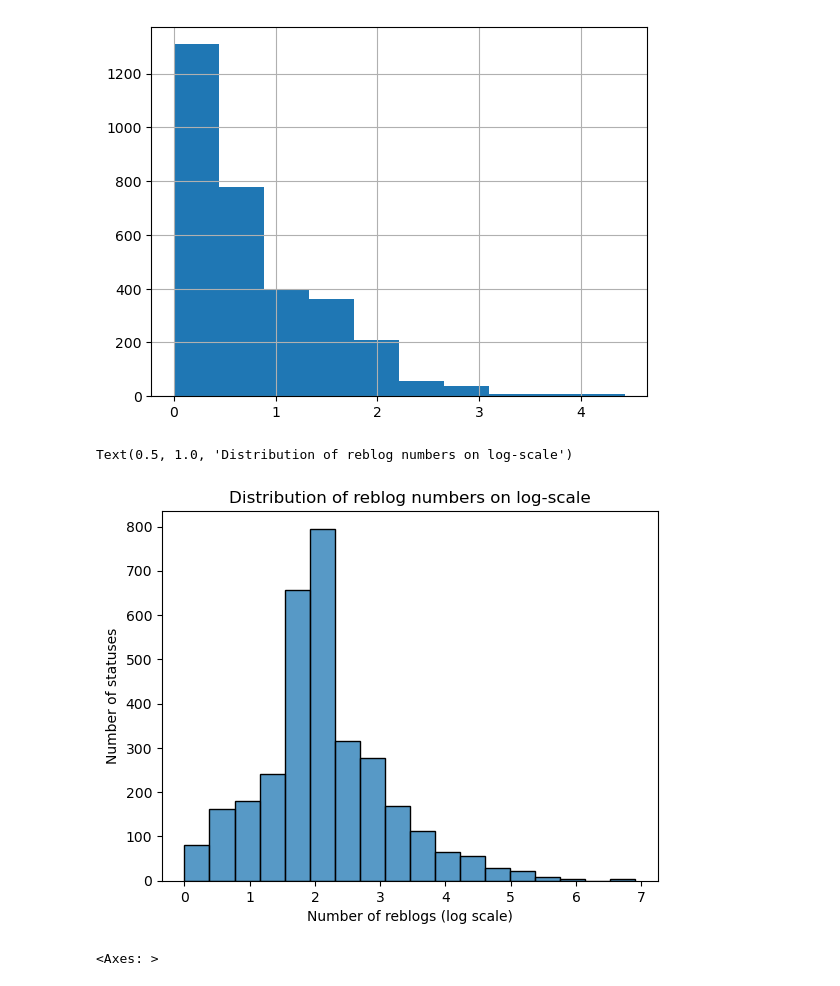
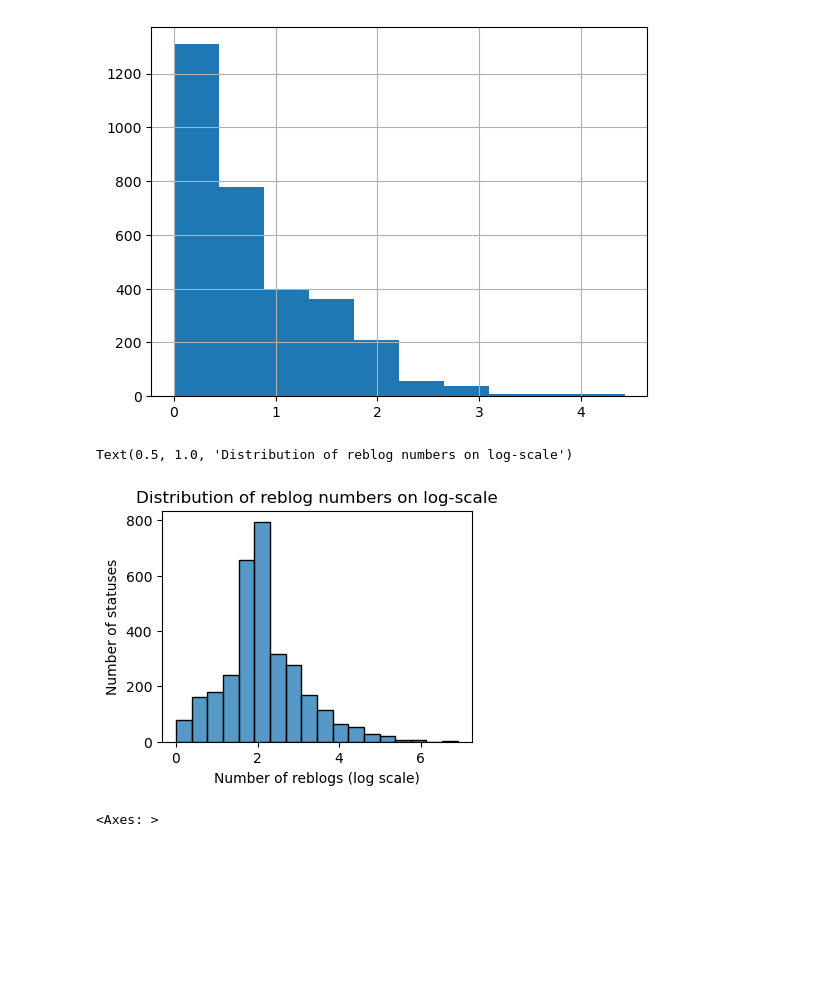
Before and after one commit to ruseny/mastodon-project, a Jupyter notebook: notebooks/analyses.ipynb, the cells around one changed output. Drawn from its saved outputs; the diff is of its cells as text; code cells hidden in the pictures; blank space fills up the shorter version.

```diff
--- a/notebooks/analyses.ipynb
+++ b/notebooks/analyses.ipynb
@@ -142,14 +147,16 @@ df_statuses["replies_log"].hist()
 [figure]
 # %%
 df_statuses["reblogs_log"] = np.log(df_statuses["reblogs_count"] + 1)
+
+fig, hist_log1 = plt.subplots(figsize=(4,3))
 
 hist_log1 = sns.histplot(df_statuses, x = "reblogs_log", bins = 18)
 hist_log1.set_xlabel("Number of reblogs (log scale)")
 hist_log1.set_ylabel("Number of statuses")
 hist_log1.set_title("Distribution of reblog numbers on log-scale")
 # %% [output]
 Text(0.5, 1.0, 'Distribution of reblog numbers on log-scale')
-[figure, old version]
+[figure, new version]
 # %%
 df_statuses["favourites_log"] = np.log(df_statuses["favourites_count"] + 1)
 df_statuses["favourites_log"].hist(bins = 18)
```
Also changed, not shown: parts of 12 cells of this notebook, 1 other file.
